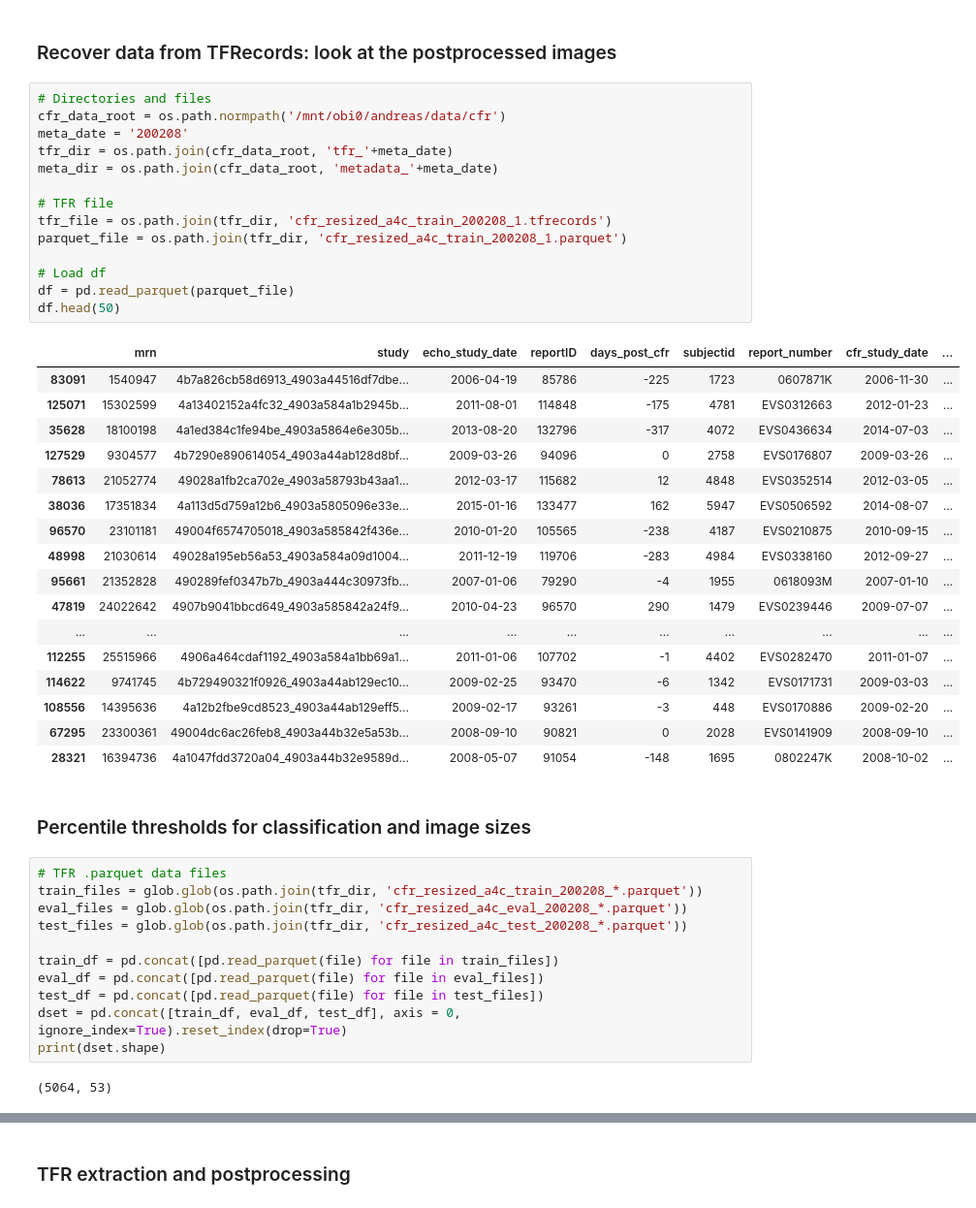
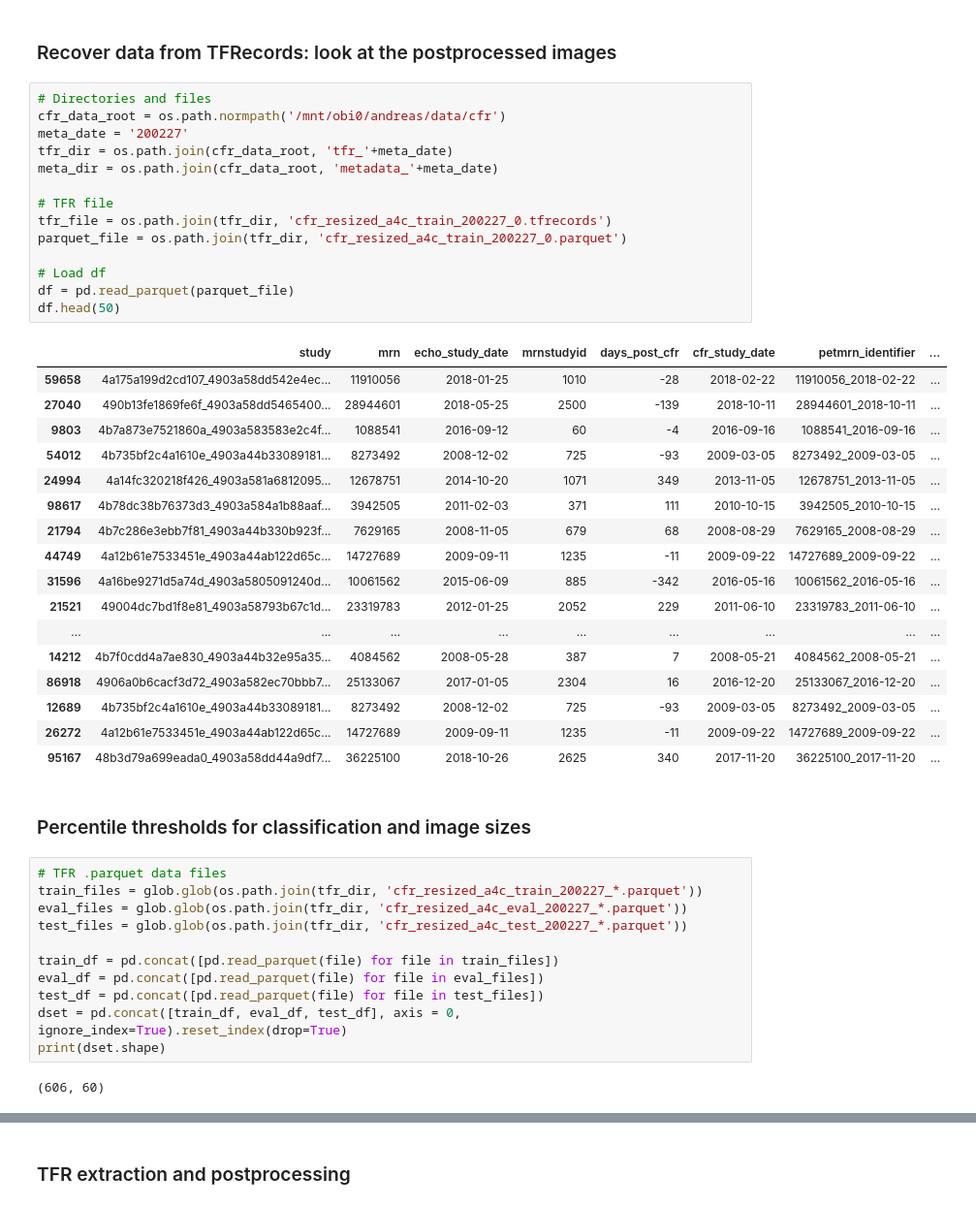
Before and after one commit to awerdich/werdich-cfr, a Jupyter notebook: notebooks/tfr_images.ipynb, the cells around one changed output, grey strips where cells are left out. Shown at 97% size. Saved outputs shown, nothing was run; the diff lists cells and outputs as text.

```diff
--- a/notebooks/tfr_images.ipynb
+++ b/notebooks/tfr_images.ipynb
@@ -24,42 +24,42 @@ TensorFlow Version: 2.1.0
 # %%
 # Directories and files
 cfr_data_root = os.path.normpath('/mnt/obi0/andreas/data/cfr')
-meta_date = '200208'
+meta_date = '200227'
 tfr_dir = os.path.join(cfr_data_root, 'tfr_'+meta_date)
 meta_dir = os.path.join(cfr_data_root, 'metadata_'+meta_date)
 
 # TFR file
-tfr_file = os.path.join(tfr_dir, 'cfr_resized_a4c_train_200208_1.tfrecords')
-parquet_file = os.path.join(tfr_dir, 'cfr_resized_a4c_train_200208_1.parquet')
+tfr_file = os.path.join(tfr_dir, 'cfr_resized_a4c_train_200227_0.tfrecords')
+parquet_file = os.path.join(tfr_dir, 'cfr_resized_a4c_train_200227_0.parquet')
 
 # Load df
 df = pd.read_parquet(parquet_file)
 df.head(50)
 # %% [output]
-|  | mrn | study | echo_study_date | reportID | days_post_cfr | subjectid | report_number | cfr_study_date | ... |
-| 83091 | 1540947 | 4b7a826cb58d6913_4903a44516df7dbe... | 2006-04-19 | 85786 | -225 | 1723 | 0607871K | 2006-11-30 | ... |
-| 125071 | 15302599 | 4a13402152a4fc32_4903a584a1b2945b... | 2011-08-01 | 114848 | -175 | 4781 | EVS0312663 | 2012-01-23 | ... |
-| 35628 | 18100198 | 4a1ed384c1fe94be_4903a5864e6e305b... | 2013-08-20 | 132796 | -317 | 4072 | EVS0436634 | 2014-07-03 | ... |
-| 127529 | 9304577 | 4b7290e890614054_4903a44ab128d8bf... | 2009-03-26 | 94096 | 0 | 2758 | EVS0176807 | 2009-03-26 | ... |
-| 78613 | 21052774 | 49028a1fb2ca702e_4903a58793b43aa1... | 2012-03-17 | 115682 | 12 | 4848 | EVS0352514 | 2012-03-05 | ... |
-| 38036 | 17351834 | 4a113d5d759a12b6_4903a5805096e33e... | 2015-01-16 | 133477 | 162 | 5947 | EVS0506592 | 2014-08-07 | ... |
-| 96570 | 23101181 | 49004f6574705018_4903a585842f436e... | 2010-01-20 | 105565 | -238 | 4187 | EVS0210875 | 2010-09-15 | ... |
-| 48998 | 21030614 | 49028a195eb56a53_4903a584a09d1004... | 2011-12-19 | 119706 | -283 | 4984 | EVS0338160 | 2012-09-27 | ... |
-| 95661 | 21352828 | 490289fef0347b7b_4903a444c30973fb... | 2007-01-06 | 79290 | -4 | 1955 | 0618093M | 2007-01-10 | ... |
-| 47819 | 24022642 | 4907b9041bbcd649_4903a585842a24f9... | 2010-04-23 | 96570 | 290 | 1479 | EVS0239446 | 2009-07-07 | ... |
-| ... | ... | ... | ... | ... | ... | ... | ... | ... | ... |
-| 112255 | 25515966 | 4906a464cdaf1192_4903a584a1bb69a1... | 2011-01-06 | 107702 | -1 | 4402 | EVS0282470 | 2011-01-07 | ... |
-| 114622 | 9741745 | 4b729490321f0926_4903a44ab129ec10... | 2009-02-25 | 93470 | -6 | 1342 | EVS0171731 | 2009-03-03 | ... |
-| 108556 | 14395636 | 4a12b2fbe9cd8523_4903a44ab129eff5... | 2009-02-17 | 93261 | -3 | 448 | EVS0170886 | 2009-02-20 | ... |
-| 67295 | 23300361 | 49004dc6ac26feb8_4903a44b32e5a53b... | 2008-09-10 | 90821 | 0 | 2028 | EVS0141909 | 2008-09-10 | ... |
-| 28321 | 16394736 | 4a1047fdd3720a04_4903a44b32e9589d... | 2008-05-07 | 91054 | -148 | 1695 | 0802247K | 2008-10-02 | ... |
+|  | study | mrn | echo_study_date | mrnstudyid | days_post_cfr | cfr_study_date | petmrn_identifier | ... |
+| 59658 | 4a175a199d2cd107_4903a58dd542e4ec... | 11910056 | 2018-01-25 | 1010 | -28 | 2018-02-22 | 11910056_2018-02-22 | ... |
+| 27040 | 490b13fe1869fe6f_4903a58dd5465400... | 28944601 | 2018-05-25 | 2500 | -139 | 2018-10-11 | 28944601_2018-10-11 | ... |
+| 9803 | 4b7a873e7521860a_4903a583583e2c4f... | 1088541 | 2016-09-12 | 60 | -4 | 2016-09-16 | 1088541_2016-09-16 | ... |
+| 54012 | 4b735bf2c4a1610e_4903a44b33089181... | 8273492 | 2008-12-02 | 725 | -93 | 2009-03-05 | 8273492_2009-03-05 | ... |
+| 24994 | 4a14fc320218f426_4903a581a6812095... | 12678751 | 2014-10-20 | 1071 | 349 | 2013-11-05 | 12678751_2013-11-05 | ... |
+| 98617 | 4b78dc38b76373d3_4903a584a1b88aaf... | 3942505 | 2011-02-03 | 371 | 111 | 2010-10-15 | 3942505_2010-10-15 | ... |
+| 21794 | 4b7c286e3ebb7f81_4903a44b330b923f... | 7629165 | 2008-11-05 | 679 | 68 | 2008-08-29 | 7629165_2008-08-29 | ... |
+| 44749 | 4a12b61e7533451e_4903a44ab122d65c... | 14727689 | 2009-09-11 | 1235 | -11 | 2009-09-22 | 14727689_2009-09-22 | ... |
+| 31596 | 4a16be9271d5a74d_4903a5805091240d... | 10061562 | 2015-06-09 | 885 | -342 | 2016-05-16 | 10061562_2016-05-16 | ... |
+| 21521 | 49004dc7bd1f8e81_4903a58793b67c1d... | 23319783 | 2012-01-25 | 2052 | 229 | 2011-06-10 | 23319783_2011-06-10 | ... |
+| ... | ... | ... | ... | ... | ... | ... | ... | ... |
+| 14212 | 4b7f0cdd4a7ae830_4903a44b32e95a35... | 4084562 | 2008-05-28 | 387 | 7 | 2008-05-21 | 4084562_2008-05-21 | ... |
+| 86918 | 4906a0b6cacf3d72_4903a582ec70bbb7... | 25133067 | 2017-01-05 | 2304 | 16 | 2016-12-20 | 25133067_2016-12-20 | ... |
+| 12689 | 4b735bf2c4a1610e_4903a44b33089181... | 8273492 | 2008-12-02 | 725 | -93 | 2009-03-05 | 8273492_2009-03-05 | ... |
+| 26272 | 4a12b61e7533451e_4903a44ab122d65c... | 14727689 | 2009-09-11 | 1235 | -11 | 2009-09-22 | 14727689_2009-09-22 | ... |
+| 95167 | 48b3d79a699eada0_4903a58dd44a9df7... | 36225100 | 2018-10-26 | 2625 | 340 | 2017-11-20 | 36225100_2017-11-20 | ... |
 # %% [markdown]
 ### Percentile thresholds for classification and image sizes ###
 # %%
 # TFR .parquet data files
-train_files = glob.glob(os.path.join(tfr_dir, 'cfr_resized_a4c_train_200208_*.parquet'))
-eval_files = glob.glob(os.path.join(tfr_dir, 'cfr_resized_a4c_eval_200208_*.parquet'))
-test_files = glob.glob(os.path.join(tfr_dir, 'cfr_resized_a4c_test_200208_*.parquet'))
+train_files = glob.glob(os.path.join(tfr_dir, 'cfr_resized_a4c_train_200227_*.parquet'))
+eval_files = glob.glob(os.path.join(tfr_dir, 'cfr_resized_a4c_eval_200227_*.parquet'))
+test_files = glob.glob(os.path.join(tfr_dir, 'cfr_resized_a4c_test_200227_*.parquet'))
 
 train_df = pd.concat([pd.read_parquet(file) for file in train_files])
 eval_df = pd.concat([pd.read_parquet(file) for file in eval_files])
@@ -67,6 +67,6 @@ test_df = pd.concat([pd.read_parquet(file) for file in test_files])
 dset = pd.concat([train_df, eval_df, test_df], axis = 0, ignore_index=True).reset_index(drop=True)
 print(dset.shape)
 # %% [output]
-(5064, 53)
+(606, 60)
 # %%
 print('Size of cfr table:', dset.shape)
```
Also changed, not shown: parts of 9 cells of this notebook, 2 other files.
